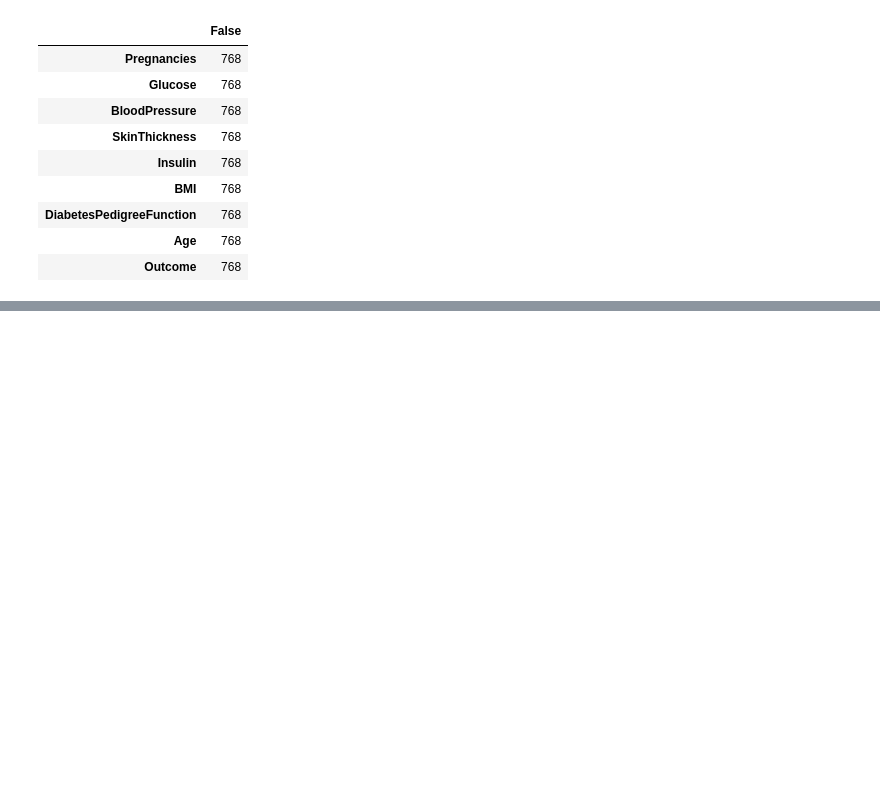
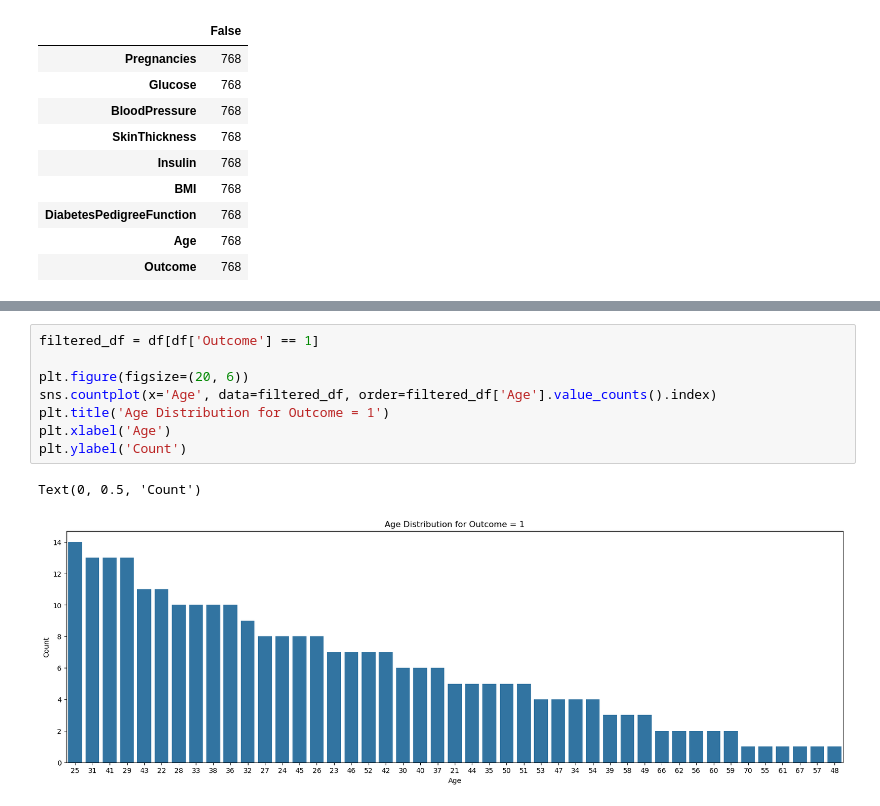
Before and after one commit to zahra-ahmadbeigloo/Data-analysis-projects, a Jupyter notebook: NIDDK-Data-Analysis/NIDDK-Data-Analysis.ipynb, the cells around one changed output, grey strips where cells are left out. Cells and saved outputs as stored; diff of their text form; blank space fills up the shorter version.

```diff
--- a/NIDDK-Data-Analysis/NIDDK-Data-Analysis.ipynb
+++ b/NIDDK-Data-Analysis/NIDDK-Data-Analysis.ipynb
@@ -73,0 +102,11 @@ missing_values_df
+# %%
+filtered_df = df[df['Outcome'] == 1]
+
+plt.figure(figsize=(20, 6))
+sns.countplot(x='Age', data=filtered_df, order=filtered_df['Age'].value_counts().index)
+plt.title('Age Distribution for Outcome = 1')
+plt.xlabel('Age')
+plt.ylabel('Count')
+# %% [output]
+Text(0, 0.5, 'Count')
+[figure, added]
```
Also changed, not shown: parts of 13 cells of this notebook.
